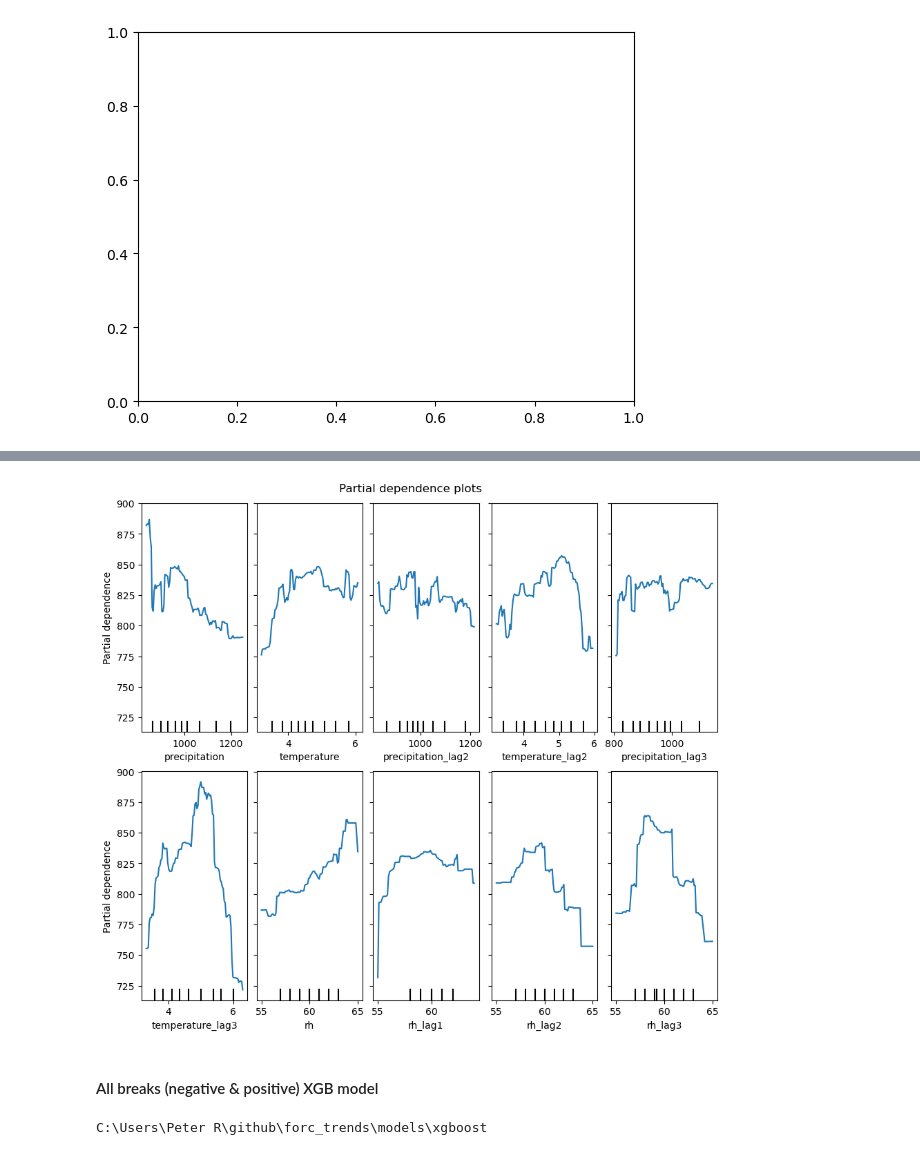
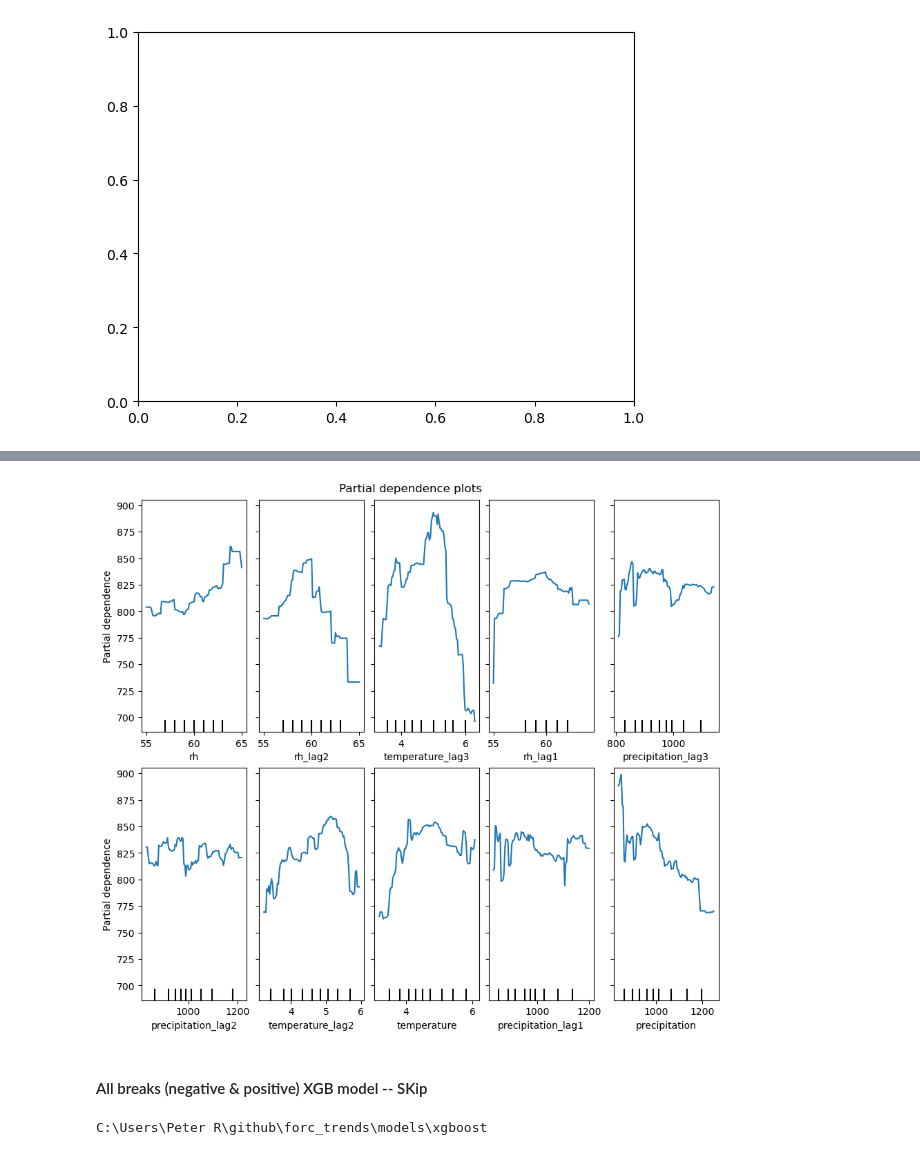
Before and after one commit to georod/forc_trends, a Jupyter notebook: models/xgboost/xgb_evi_brks_reg_drac_models_v2.ipynb, the cells around one changed output, grey strips where cells are left out. Saved outputs shown, nothing was run; the diff lists cells and outputs as text; code cells hidden in the pictures.

```diff
--- a/models/xgboost/xgb_evi_brks_reg_drac_models_v2.ipynb
+++ b/models/xgboost/xgb_evi_brks_reg_drac_models_v2.ipynb
@@ -548,38 +572,38 @@ image
 # Partial dependence plots
 
 import matplotlib.pyplot as plt
 
 # PDP is an average of the marginal effects of the features. We are averaging the response of all samples of the provided set.
 from sklearn.inspection import PartialDependenceDisplay
 
 #["age","deciduous","elevation","precipitation","temperature","precipitation_lag1", "temperature_lag1", "precipitation_lag2", "temperature_lag2", "precipitation_lag3", "temperature_lag3",
 #                 "rh" ,"rh_lag1","rh_lag2","rh_lag3"]
 
-features_names2 = ["precipitation", "temperature", "precipitation_lag2", "temperature_lag2", "precipitation_lag3", "temperature_lag3", "rh", "rh_lag1", "rh_lag2", "rh_lag3"]
+features_names2 = ["rh", "rh_lag2", "temperature_lag3",  "rh_lag1", "precipitation_lag3", "precipitation_lag2", "temperature_lag2", "temperature", "precipitation_lag1", "precipitation"]
 #target_names1 = "Magnitude"
 
 _, ax1 = plt.subplots(ncols=5, nrows=2, figsize=(9, 8), constrained_layout=True)
 
 display = PartialDependenceDisplay.from_estimator(model_bp2, x1_train, features_names2, ax=ax1)
 
 _ = display.figure_.suptitle(
     (
         "Partial dependence plots"
 
     ),
     fontsize=12,
 )
 
 
-plt.savefig(r'.\figs\neg_partial_dependence6.png',  dpi=300, bbox_inches='tight')
+plt.savefig(r'.\figs\neg_partial_dependence7.png',  dpi=300, bbox_inches='tight')
 
 plt.show()
 
 # Black ticks on X-axis are deciles
 # %% [output]
-[figure, old version]
+[figure, new version]
 # %% [markdown]
-#### All breaks (negative & positive) XGB model
+#### All breaks (negative & positive) XGB model -- SKip
 # %%
 import os
 import time
```
Also changed, not shown: parts of 11 cells of this notebook, 12 other files.
